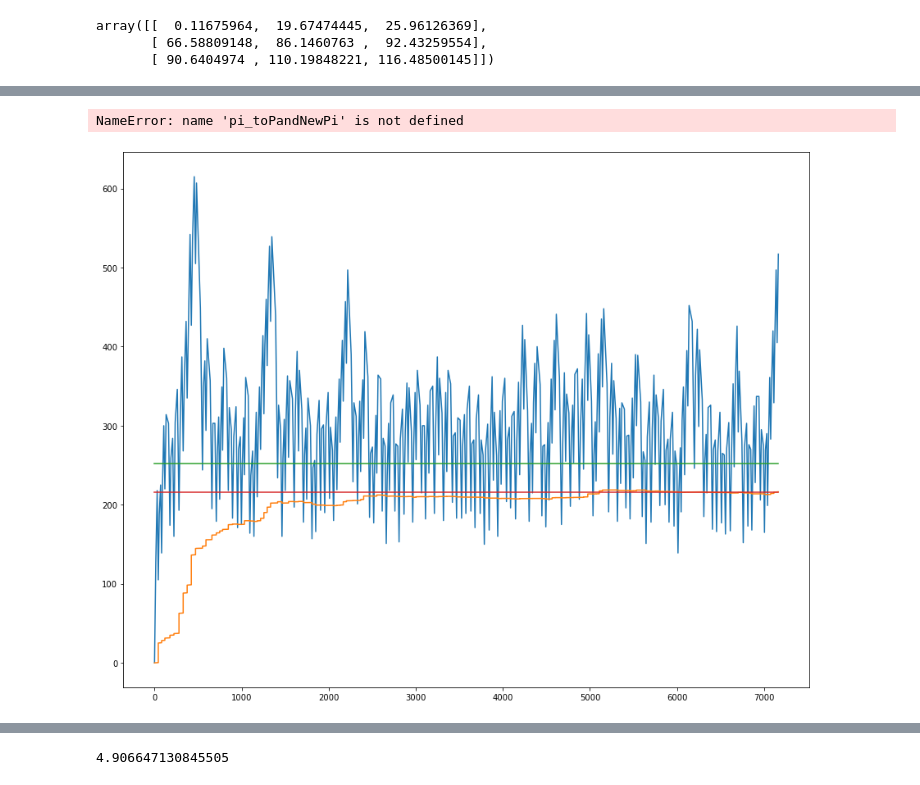
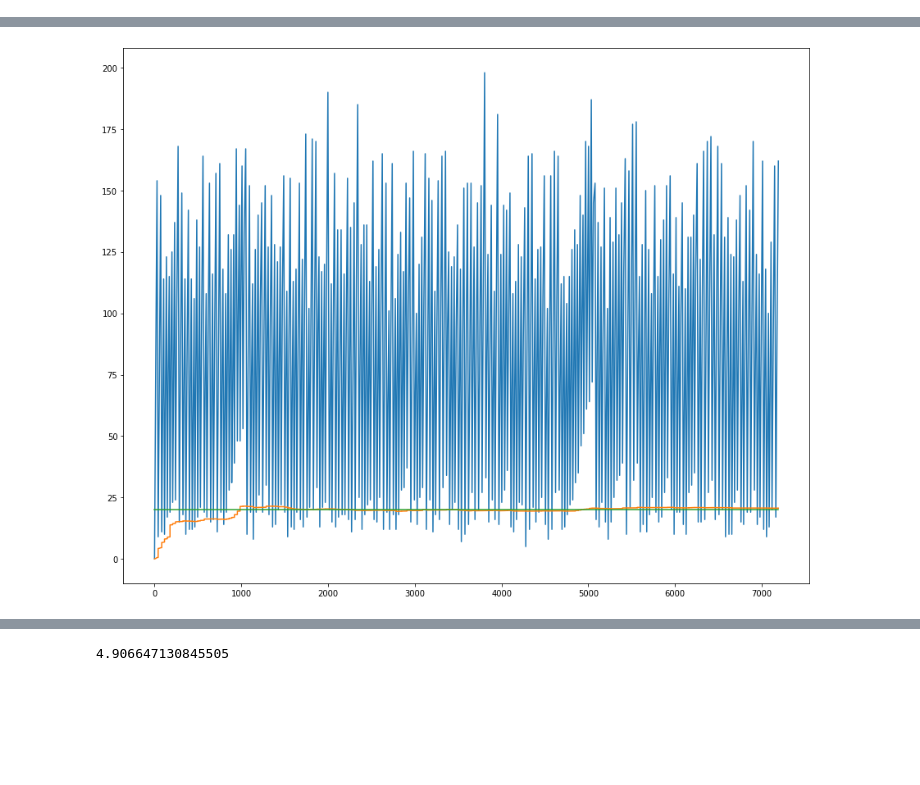
Before and after one commit to zhiyunjiang/CommMotionPlanning, a Jupyter notebook: python/polling_systems/Polling System Demo.ipynb, the cells around one changed output, grey strips where cells are left out. Drawn from its saved outputs; the diff is of its cells as text; code cells hidden in the pictures; blank space fills up the shorter version.

```diff
--- a/python/polling_systems/Polling System Demo.ipynb
+++ b/python/polling_systems/Polling System Demo.ipynb
@@ -9,8 +9,8 @@ from importlib import reload
 # %%
 reload(PS)
 beta = 1/16
-#els = np.array([0.3, 0.01, 0.01])/beta
-els = np.array([0.3, 0.1, 0.1])/beta
+els = np.array([0.3, 0.01, 0.01])/beta
+#els = np.array([0.3, 0.1, 0.1])/beta
 ps = PS.PollingSystem(els, beta)
 S = np.array([[ 0.        , 11.01635149, 14.27059899],
        [11.01635149,  0.        , 17.132717  ],
@@ -24,12 +24,7 @@ rp = MRP.RandomRP(pi)
 #rp = SRP.CyclicRP([0,2,1])
 #S = np.array([11.01635149, 14.27059899, 17.132717])
 # wait = ps.calc_avg_wait(rp, np.array([S[0,2], S[2,1], S[1,0]]))
-wait = ps.calc_avg_wait(rp, S)
-print("Theoretical Wait Time: %.4f"%(wait))
-wait2 = ps._calc_avg_wait_random2(S, pi)
-print("Theoreical Wait Time 2: %.4f"%(wait2))
 hrs = 2
 mins = hrs*60
 seconds = mins*60
-xt, wt, queues, avg_switching, polling_instants, S_tilde, T = ps.simulate(rp, S, seconds)
-print(T)
+xt, wt, queues, avg_switching, polling_instants, T = ps.simulate(rp, S, seconds)
@@ -48,32 +31,31 @@ Thr: 1.111111
-# %%
-np.array([ [ ps._Tij_avg(S, pi, i, j) for j in range(ps.n)] for i in range(ps.n)])
-# %% [output]
-array([[  0.11675964,  19.67474445,  25.96126369],
-       [ 66.58809148,  86.1460763 ,  92.43259554],
-       [ 90.6404974 , 110.19848221, 116.48500145]])
 # %%
+
+print("Empirical backward recurrence times:\n", T)
+Tthr = np.array([ [ ps._Tij_avg(S, pi, i, j) for j in range(ps.n)] for i in range(ps.n)])
+print("Thr backward recurrence times:\n", Tthr)
+wait = ps.calc_avg_wait(S,rp)
+print('Empirical Wait Time: %.4f'%(wt[-1][1]))
+print("Theoretical Wait Time: %.4f"%(wait))
+diff = wt[-1][1] - wait
+print("Diff: %.4f (%.4f)\n"%(diff, diff/wt[-1][1]) )
+
+plgis = np.array(polling_instants)
+uni, counts = np.unique(plgis[:,1], return_counts = True)
+
+print("Empirical pi:", (counts/sum(counts)))
+print("Theoretical pi:", (pi))
+
 xt = np.array(xt)
-print('Empirical Wait Time: %.4f'%(wt[-1][1]))
-#     print("Avg Switching: %f"%(avg_switching))
-diff = wt[-1][1] - wait2
-print("Diff: %.4f (%.4f) "%(diff, diff/wt[-1][1]) )
-
 int_queue_length = 0
 average_at_polling = 0
 for i in range(len(xt)-1):
-    int_queue_length += (xt[i+1][0]-xt[i][0])*sum(xt[i][2:])
-Lbar_mc = 0
-plgis = np.array(polling_instants)
-uni, counts = np.unique(plgis[:,1], return_counts = True)
-print("Empirical pi: ", counts/sum(counts))
+    int_queue_length += (xt[i+1,0]-xt[i,0])*sum(xt[i,2:])
+
 
 Lbarmc = 0
 sys_lengths = []
 sys_lengths_i = []
 lbar_i_given_i = np.zeros(3)
-sys_lengths_at_true_switch = []
-z_prev = -1
-true_switches = 0
 for i in range(len(plgis)):
     inst = plgis[i,0]
     z = int(plgis[i,1])
@@ -84,10 +66,6 @@ for i in range(len(plgis)):
     sys_lengths_i.append(xt[idx,2:])
     lbar_i_given_i[z] += xt[idx, 2+z]
     Lbarmc += sys_lengths[-1]
-    if  idx == 0 or (xt[idx,0] - xt[idx-1,0])>0:#not an empty cycle
-        sys_lengths_at_true_switch.append(sys_lengths[-1])
-        true_switches += 1
-    z_prev = z
 plt.figure(figsize=(15,12))
 plt.plot(plgis[:,0], sys_lengths)
 plt.plot(plgis[:,0], np.cumsum(sys_lengths)/np.arange(1,len(sys_lengths)+1,1) )
@@ -95,14 +73,6 @@ print("Lbar MC Emp: %.4f"%(Lbarmc/len(plgis)))
 Lmc = ps._LSys_mc_avg(S, pi)
 print("lbar mc thr: %.4f"%(Lmc))
 plt.plot([0,plgis[-1,0]], [Lmc, Lmc])
-#Lmc_no_0 = ps._LSys_mc_avg_no_0(S, pi)
-#plt.plot([0,plgis[-1,0]], [Lmc_no_0, Lmc_no_0])
-
-sys_lengths_at_true_switch = np.array(sys_lengths_at_true_switch)
-#print(sys_lengths_at_true_switch)
-plt.plot([0,plgis[-1,0]], [np.average(sys_lengths_at_true_switch), np.average(sys_lengths_at_true_switch)])
-print("Emp mc lbar true switch: %.4f"%(np.average(sys_lengths_at_true_switch)))
-#print("Thr mc lbar true switch: %.4f"%(Lmc_no_0) )
 
 
 sys_lengths_i = np.array(sys_lengths_i)
@@ -127,10 +97,4 @@ print("Thr W based on empirical lbar: %f"%(lbar/sum(els)))
 
 print("Empirical average stage duration: %.4f"%( (plgis[-1,0] - plgis[0,0])/(len(plgis) -1) ))
 print("Theoretical average stage duration: %.4f"%(sbar/(1-beta*sum(els))))
-
-print("Emp Observed Average Switch: %.4f"%(S_tilde))
-P, p_tilde = pi_toPandNewPi(pi)
-thr_S_tilde = np.diag(P@S)@pi
-print("Thr Observed Average Swith", thr_S_tilde)
-print("\n")
 # %% [output]
@@ -154,2 +118 @@ Emp Observed Average Switch: 12.3446
-NameError: name 'pi_toPandNewPi' is not defined
-[figure, old version]
+[figure, new version]
```
Also changed, not shown: parts of 15 cells of this notebook, 1 other file.
